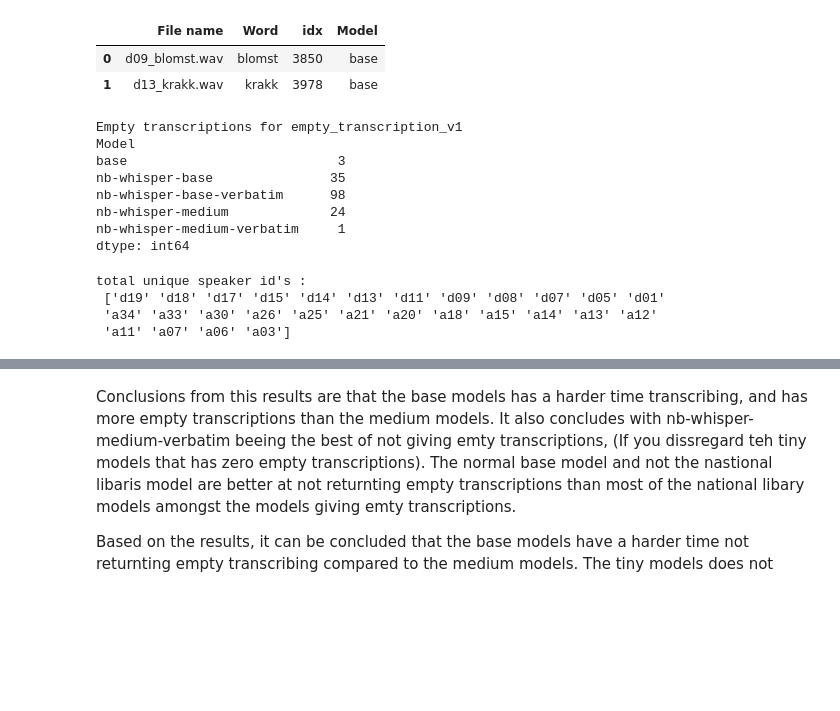
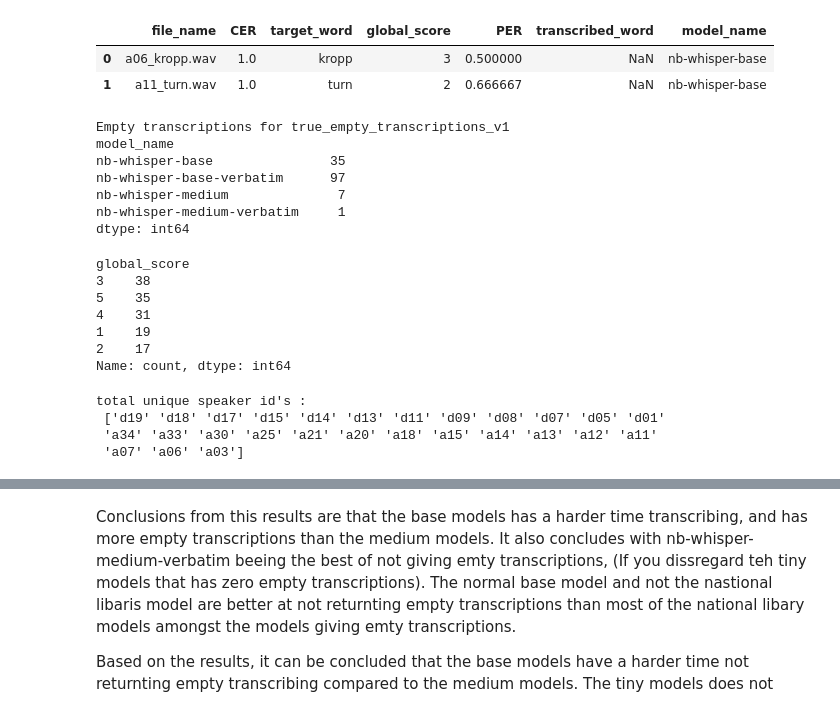
Before and after one commit to amandathunes/master_repo, a Jupyter notebook: figuring_out_the_empty_transcriptions.ipynb, the cells around one changed output, grey strips where cells are left out. Cells and saved outputs as stored; diff of their text form; code cells hidden in the pictures; blank space fills up the shorter version.

```diff
--- a/figuring_out_the_empty_transcriptions.ipynb
+++ b/figuring_out_the_empty_transcriptions.ipynb
@@ -20,29 +17,39 @@ To enable the following instructions: AVX2 FMA, in other operations, rebuild Ten
 # %%
-path = './Transcriptions/empty_transcription_v1.csv'
+# path = './Transcriptions/empty_transcription_v1.csv'
+path = 'Transcriptions/true_empty_transcriptions_v1.csv'
 empty_transcription_1 = pd.read_csv(path)
 empty_transcription_1.head(2)
 # %% [output]
-|  | File name | Word | idx | Model |
-| 0 | d09_blomst.wav | blomst | 3850 | base |
-| 1 | d13_krakk.wav | krakk | 3978 | base |
+|  | file_name | CER | target_word | global_score | PER | transcribed_word | model_name |
+| 0 | a06_kropp.wav | 1.0 | kropp | 3 | 0.500000 | NaN | nb-whisper-base |
+| 1 | a11_turn.wav | 1.0 | turn | 2 | 0.666667 | NaN | nb-whisper-base |
 # %%
 # Information about the empty transcription
 # Which models that has empty transcription and how many they have
-model_group = empty_transcription_1.groupby('Model')
+model_group = empty_transcription_1.groupby('model_name')
 print(f'Empty transcriptions for {path.split("/")[-1].split(".c")[0]}')
 print(model_group.size())
 # %% [output]
-Empty transcriptions for empty_transcription_v1
-Model
-base                           3
+Empty transcriptions for true_empty_transcriptions_v1
+model_name
 nb-whisper-base               35
-nb-whisper-base-verbatim      98
-nb-whisper-medium             24
+nb-whisper-base-verbatim      97
+nb-whisper-medium              7
 nb-whisper-medium-verbatim     1
 dtype: int64
+# %%
+empty_transcription_1['global_score'].value_counts()
+# %% [output]
+global_score
+3    38
+5    35
+4    31
+1    19
+2    17
+Name: count, dtype: int64
 # %%
 # Add speaker id column
-empty_transcription_1['speaker_id'] = empty_transcription_1['File name'].str.slice(start=0, stop=3)
+empty_transcription_1['speaker_id'] = empty_transcription_1['file_name'].str.slice(start=0, stop=3)
 empty_transcription_1 = empty_transcription_1.sort_values(by='speaker_id', ascending=False)
 
 # Check the unique speakers
@@ -51,8 +58,8 @@ print("total unique speaker id's : \n", who, '\n')
 # %% [output]
 total unique speaker id's :
  ['d19' 'd18' 'd17' 'd15' 'd14' 'd13' 'd11' 'd09' 'd08' 'd07' 'd05' 'd01'
- 'a34' 'a33' 'a30' 'a26' 'a25' 'a21' 'a20' 'a18' 'a15' 'a14' 'a13' 'a12'
- 'a11' 'a07' 'a06' 'a03']
+ 'a34' 'a33' 'a30' 'a25' 'a21' 'a20' 'a18' 'a15' 'a14' 'a13' 'a12' 'a11'
+ 'a07' 'a06' 'a03']
 # %%
 # Unique speakers in each model group
 print("total files per each unique speaker id : \n")
```
Also changed, not shown: parts of 12 cells of this notebook, 29 other files.
